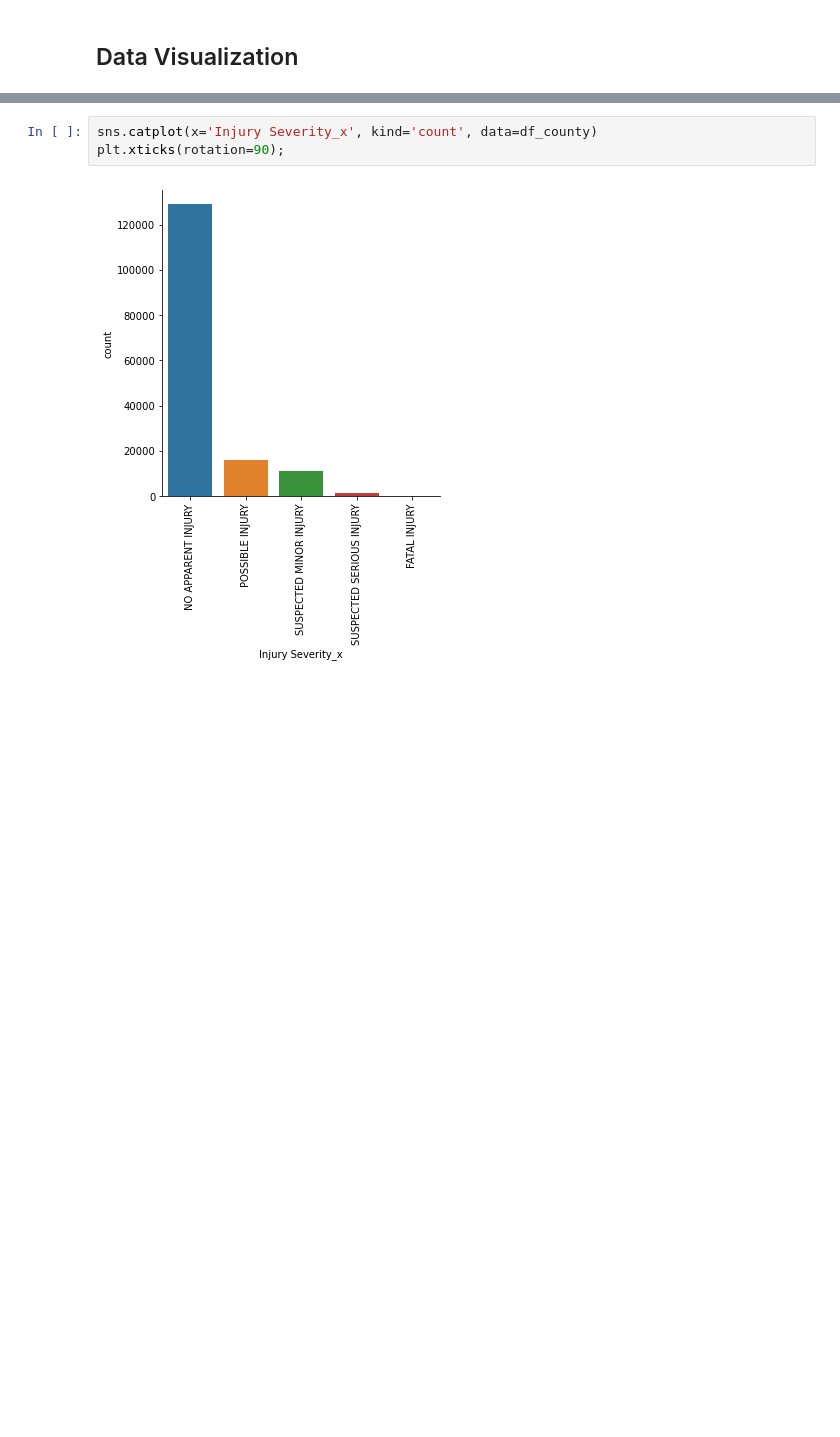
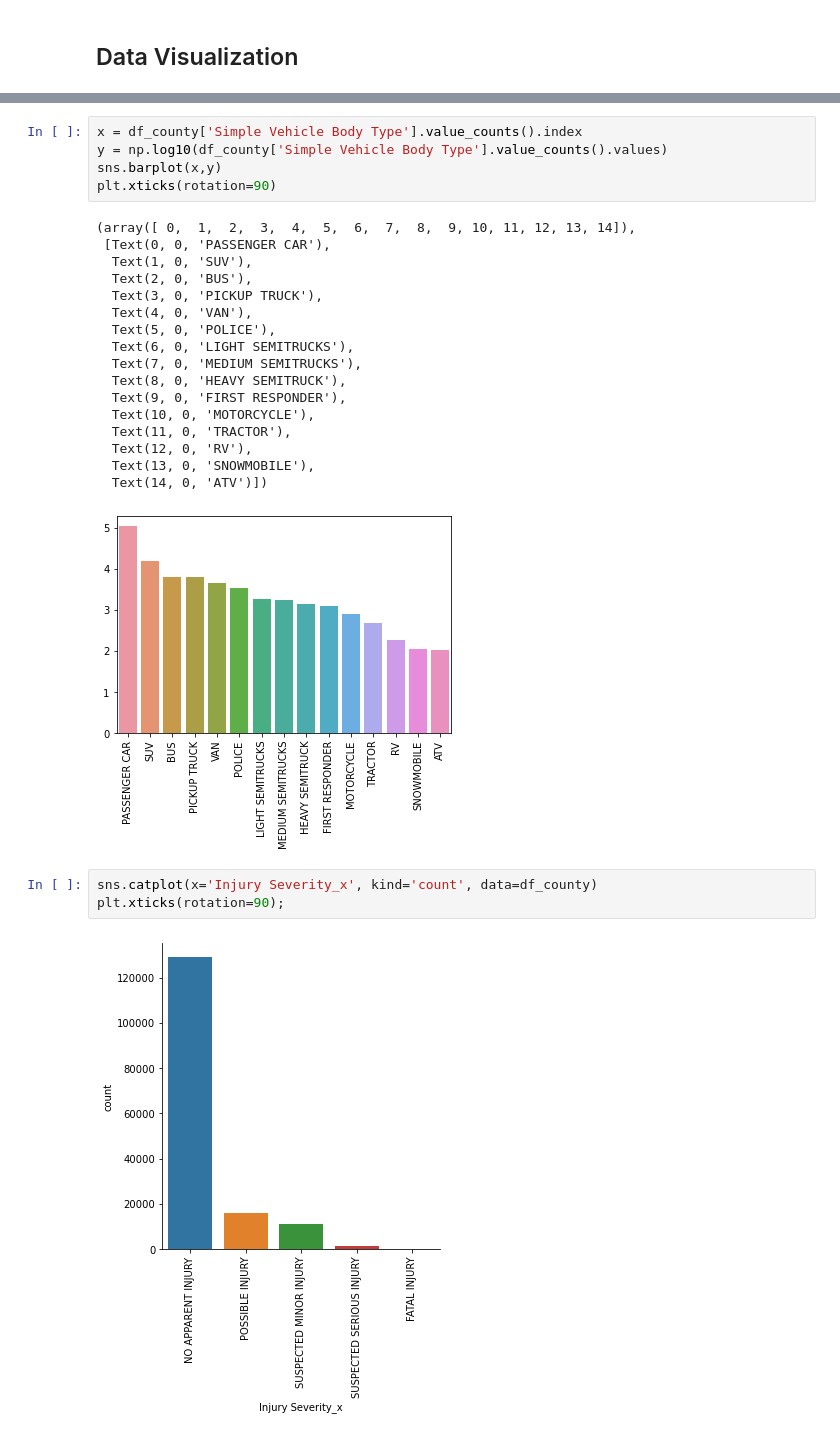
Before and after one commit to mattf4171/Montgomery-County-Collision-Analysis, a Jupyter notebook: analysis.ipynb, the cells around one changed output, grey strips where cells are left out. Cells and saved outputs as stored; diff of their text form; blank space fills up the shorter version.

```diff
--- a/analysis.ipynb
+++ b/analysis.ipynb
@@ -136,3 +256,26 @@ memory usage: 42.1+ MB
+# %%
+x = df_county['Simple Vehicle Body Type'].value_counts().index
+y = np.log10(df_county['Simple Vehicle Body Type'].value_counts().values)
+sns.barplot(x,y)
+plt.xticks(rotation=90)
+# %% [output]
+(array([ 0,  1,  2,  3,  4,  5,  6,  7,  8,  9, 10, 11, 12, 13, 14]),
+ [Text(0, 0, 'PASSENGER CAR'),
+  Text(1, 0, 'SUV'),
+  Text(2, 0, 'BUS'),
+  Text(3, 0, 'PICKUP TRUCK'),
+  Text(4, 0, 'VAN'),
+  Text(5, 0, 'POLICE'),
+  Text(6, 0, 'LIGHT SEMITRUCKS'),
+  Text(7, 0, 'MEDIUM SEMITRUCKS'),
+  Text(8, 0, 'HEAVY SEMITRUCK'),
+  Text(9, 0, 'FIRST RESPONDER'),
+  Text(10, 0, 'MOTORCYCLE'),
+  Text(11, 0, 'TRACTOR'),
+  Text(12, 0, 'RV'),
+  Text(13, 0, 'SNOWMOBILE'),
+  Text(14, 0, 'ATV')])
+[figure, added]
 # %%
 sns.catplot(x='Injury Severity_x', kind='count', data=df_county)
 plt.xticks(rotation=90);
```
Also changed, not shown: parts of 18 cells of this notebook.
